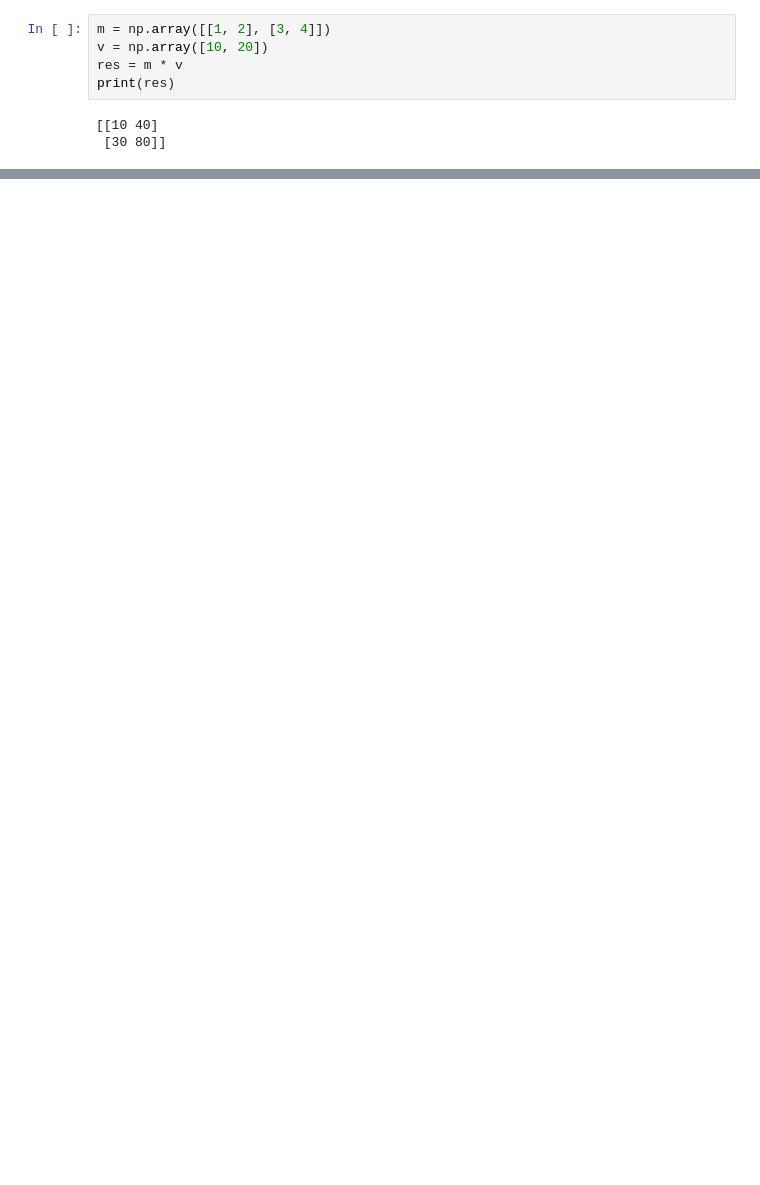
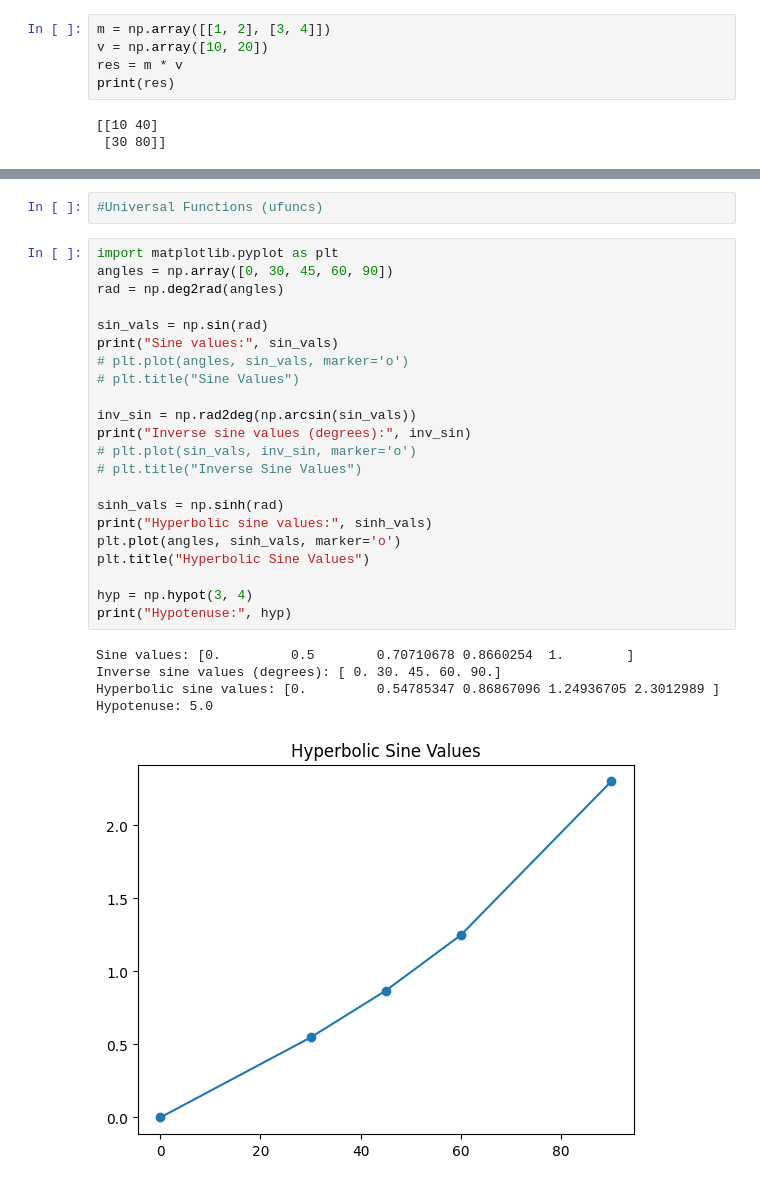
Before and after one commit to shatrughan26/Python_Practice, a Jupyter notebook: Numpy.ipynb, the cells around one changed output, grey strips where cells are left out. Cells and saved outputs as stored; diff of their text form; blank space fills up the shorter version.

Commit message:
Aggregate Function, Maths Functions

```diff
--- a/Numpy.ipynb
+++ b/Numpy.ipynb
@@ -301,0 +417,30 @@ print(res)
+# %%
+#Universal Functions (ufuncs)
+# %%
+import matplotlib.pyplot as plt
+angles = np.array([0, 30, 45, 60, 90])
+rad = np.deg2rad(angles)
+
+sin_vals = np.sin(rad)
+print("Sine values:", sin_vals)
+# plt.plot(angles, sin_vals, marker='o')
+# plt.title("Sine Values")
+
+inv_sin = np.rad2deg(np.arcsin(sin_vals))
+print("Inverse sine values (degrees):", inv_sin)
+# plt.plot(sin_vals, inv_sin, marker='o')
+# plt.title("Inverse Sine Values")
+
+sinh_vals = np.sinh(rad)
+print("Hyperbolic sine values:", sinh_vals)
+plt.plot(angles, sinh_vals, marker='o')
+plt.title("Hyperbolic Sine Values")
+
+hyp = np.hypot(3, 4)
+print("Hypotenuse:", hyp)
+# %% [output]
+Sine values: [0.         0.5        0.70710678 0.8660254  1.        ]
+Inverse sine values (degrees): [ 0. 30. 45. 60. 90.]
+Hyperbolic sine values: [0.         0.54785347 0.86867096 1.24936705 2.3012989 ]
+Hypotenuse: 5.0
+[figure, added]
```
Also changed, not shown: parts of 21 cells of this notebook.
